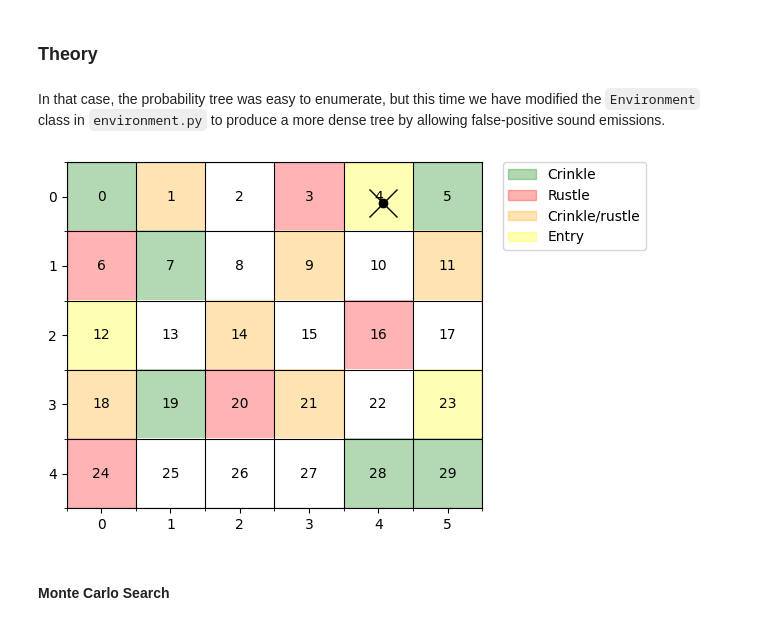
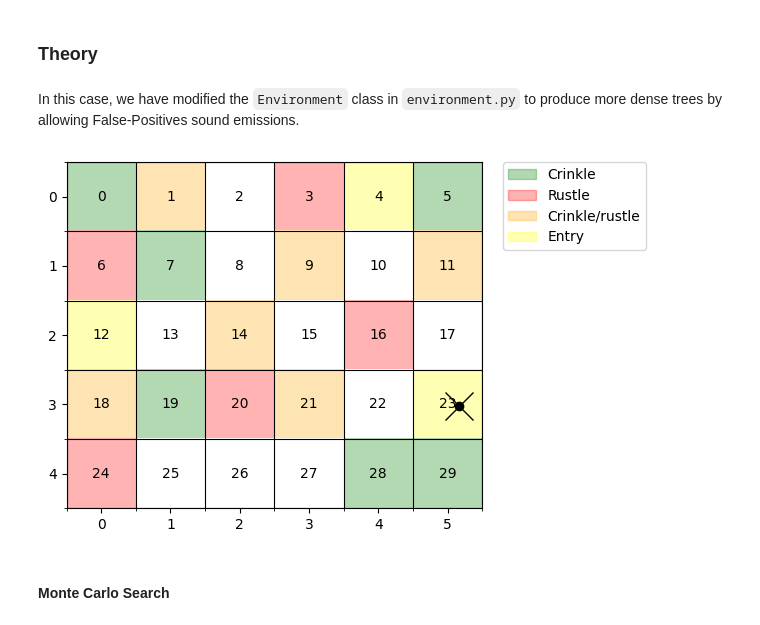
Before and after one commit to tr0fin0/classes_ensta, a Jupyter notebook: 3A/CSC_52081_EP/CSC_52081_EP_TP2/CSC_52081_EP_TP2.ipynb, the cells around one changed output. Cells and saved outputs as stored; diff of their text form; code cells hidden in the pictures.

```diff
--- a/3A/CSC_52081_EP/CSC_52081_EP_TP2/CSC_52081_EP_TP2.ipynb
+++ b/3A/CSC_52081_EP/CSC_52081_EP_TP2/CSC_52081_EP_TP2.ipynb
@@ -70,18 +73,18 @@ plt.show()
 # %% [markdown]
 ### Theory
 # %% [markdown]
-In that case, the probability tree was easy to enumerate, but this time we have modified the `Environment` class in `environment.py` to produce a more dense tree by allowing false-positive sound emissions.
+In this case, we have modified the `Environment` class in `environment.py` to produce more dense trees by allowing False-Positives sound emissions.
 # %%
-env = Environment(grid, fps=True)   # False Positives
+env: Environment = Environment(grid, fps=True)   # False Positives
 
 states, observations = env.step()
-states = np.array([states]).reshape(1,-1)
-observations = np.array([observations])
+states: np.ndarray[float] = np.array([states]).reshape(1,-1)
+observations: np.ndarray[float] = np.array([observations])
 
 fig, ax = env.render(states, observations)
 plt.show()
 # %% [output]
-[figure, old version]
+[figure, new version]
 # %% [markdown]
 #### Monte Carlo Search
 # %% [markdown]
```
Also changed, not shown: parts of 31 cells of this notebook.
